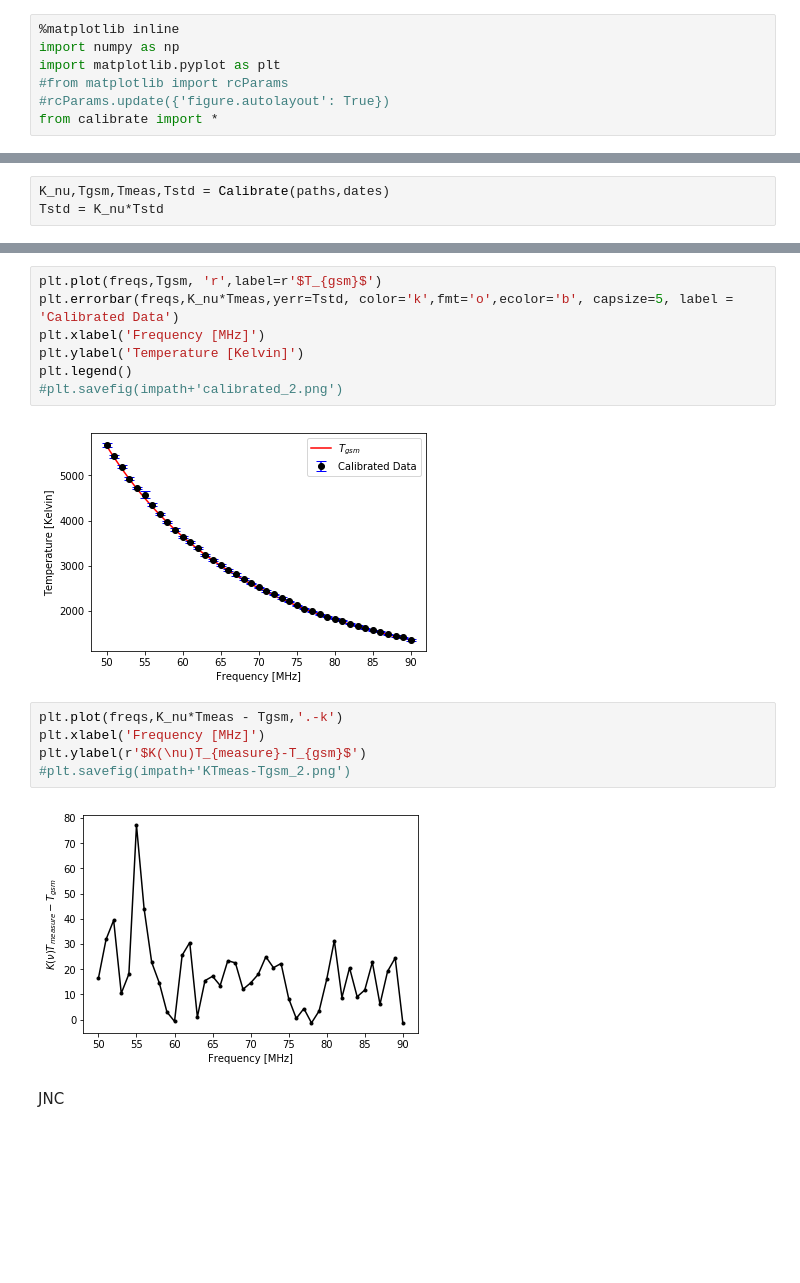
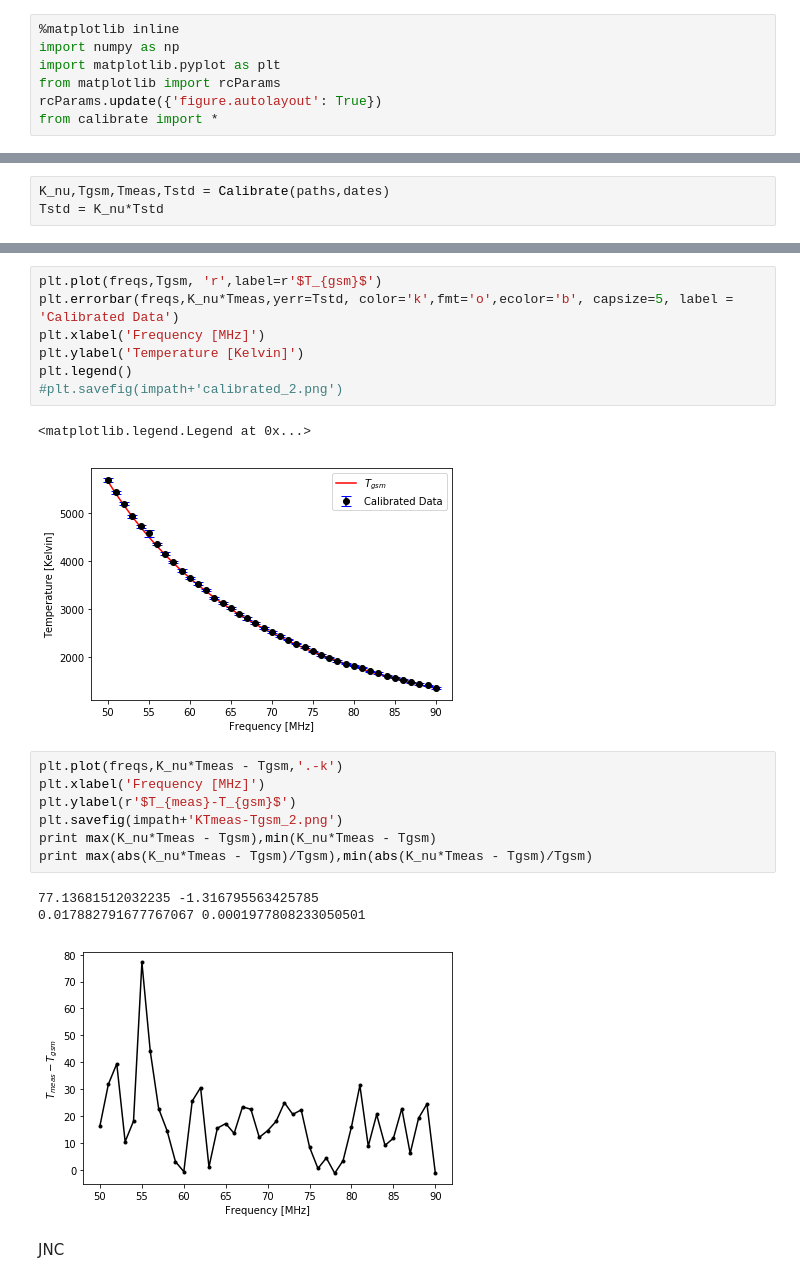
Before and after one commit to HiramHerrera/SciHi, a Jupyter notebook: calibration.ipynb, the cells around one changed output, grey strips where cells are left out. Drawn from its saved outputs; the diff is of its cells as text; blank space fills up the shorter version.

```diff
--- a/calibration.ipynb
+++ b/calibration.ipynb
@@ -2,8 +2,8 @@
 %matplotlib inline
 import numpy as np
 import matplotlib.pyplot as plt
-#from matplotlib import rcParams
-#rcParams.update({'figure.autolayout': True})
+from matplotlib import rcParams
+rcParams.update({'figure.autolayout': True})
 from calibrate import *
 # %%
 # Path for image storage
@@ -186,14 +197,19 @@ plt.ylabel('Temperature [Kelvin]')
 plt.legend()
 #plt.savefig(impath+'calibrated_2.png')
 # %% [output]
+<matplotlib.legend.Legend at 0x...>
-[figure, old version]
+[figure, new version]
 # %%
 plt.plot(freqs,K_nu*Tmeas - Tgsm,'.-k')
 plt.xlabel('Frequency [MHz]')
-plt.ylabel(r'$K(\nu)T_{measure}-T_{gsm}$')
-#plt.savefig(impath+'KTmeas-Tgsm_2.png')
+plt.ylabel(r'$T_{meas}-T_{gsm}$')
+plt.savefig(impath+'KTmeas-Tgsm_2.png')
+print max(K_nu*Tmeas - Tgsm),min(K_nu*Tmeas - Tgsm)
+print max(abs(K_nu*Tmeas - Tgsm)/Tgsm),min(abs(K_nu*Tmeas - Tgsm)/Tgsm)
 # %% [output]
+77.13681512032235 -1.316795563425785
+0.017882791677767067 0.0001977808233050501
-[figure, old version]
+[figure, new version]
 # %% [markdown]
 JNC
 # %%
```
Also changed, not shown: parts of 28 cells of this notebook.
